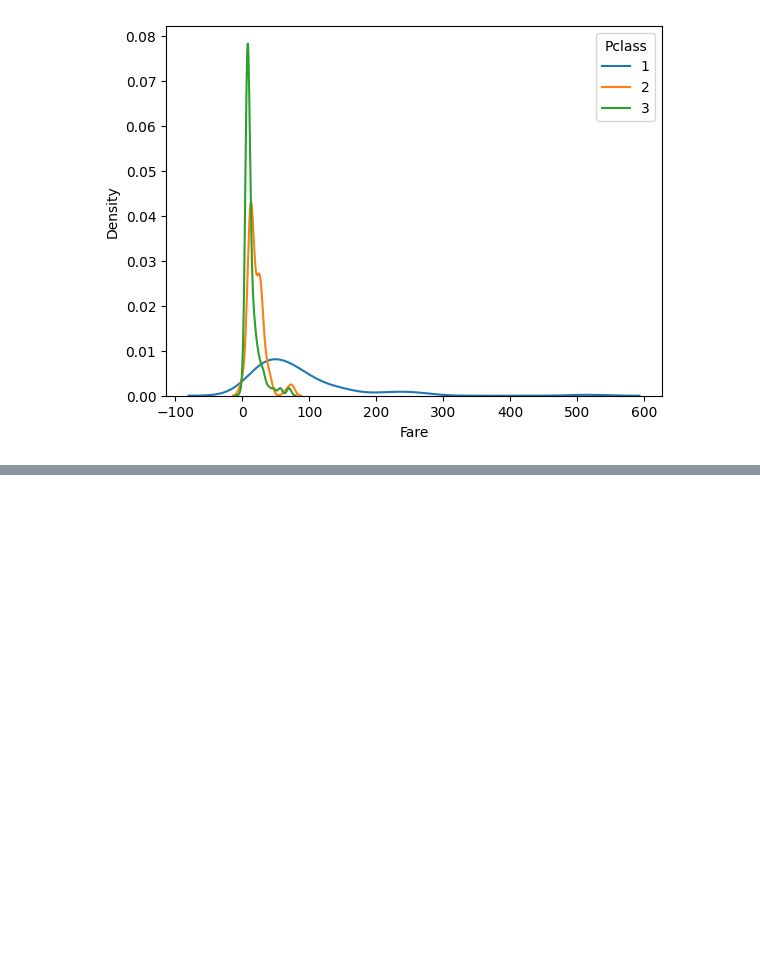
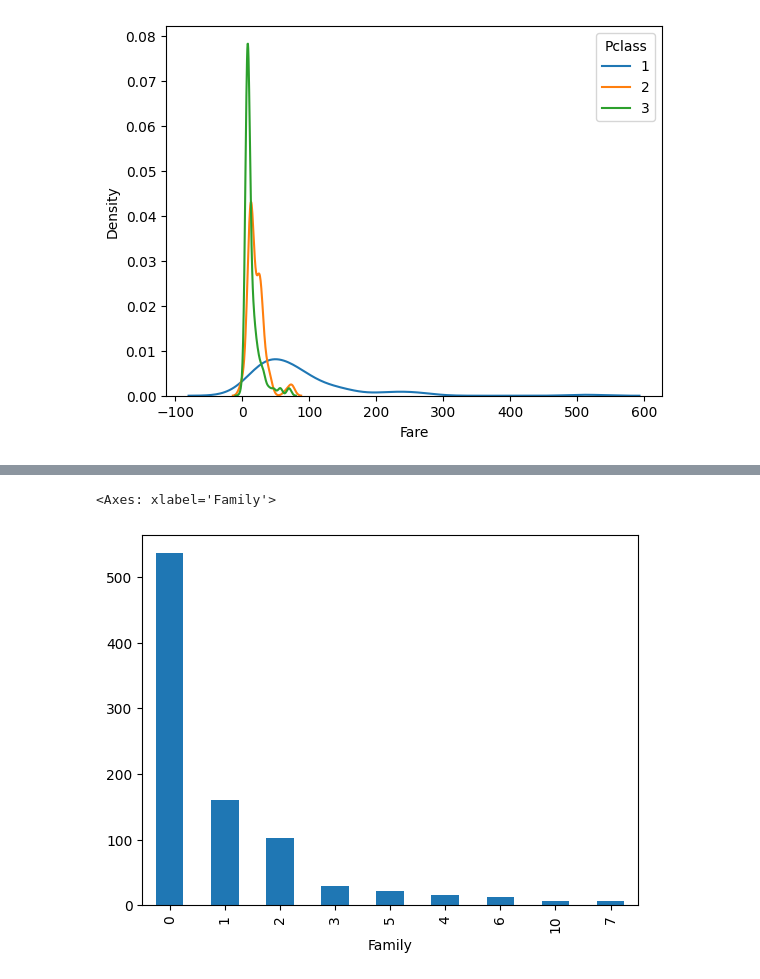
Before and after one commit to Muqaddas-Iftikhar/Titanic-Survival-Analysis, a Jupyter notebook: notebooks/titanic_survivals.ipynb, the cells around one changed output, grey strips where cells are left out. Drawn from its saved outputs; the diff is of its cells as text; code cells hidden in the pictures; blank space fills up the shorter version.

Commit message:
Create new column wiht the name 'Family' and  remove 'SibSp' and 'Parch' columns

```diff
--- a/notebooks/titanic_survivals.ipynb
+++ b/notebooks/titanic_survivals.ipynb
@@ -592,0 +593,4 @@ plt.show()
+# %%
+df['Family'] = df['SibSp'] + df['Parch']
+
+df[['Family']]
@@ -592,0 +620,2 @@ plt.show()
+# %%
+df.drop(columns = ['SibSp', 'Parch'], inplace = True)
@@ -592,0 +649,5 @@ plt.show()
+# %%
+df['Family'].value_counts().plot(kind = 'bar')
+# %% [output]
+<Axes: xlabel='Family'>
+[figure, added]
```
Also changed, not shown: parts of 11 cells of this notebook.
